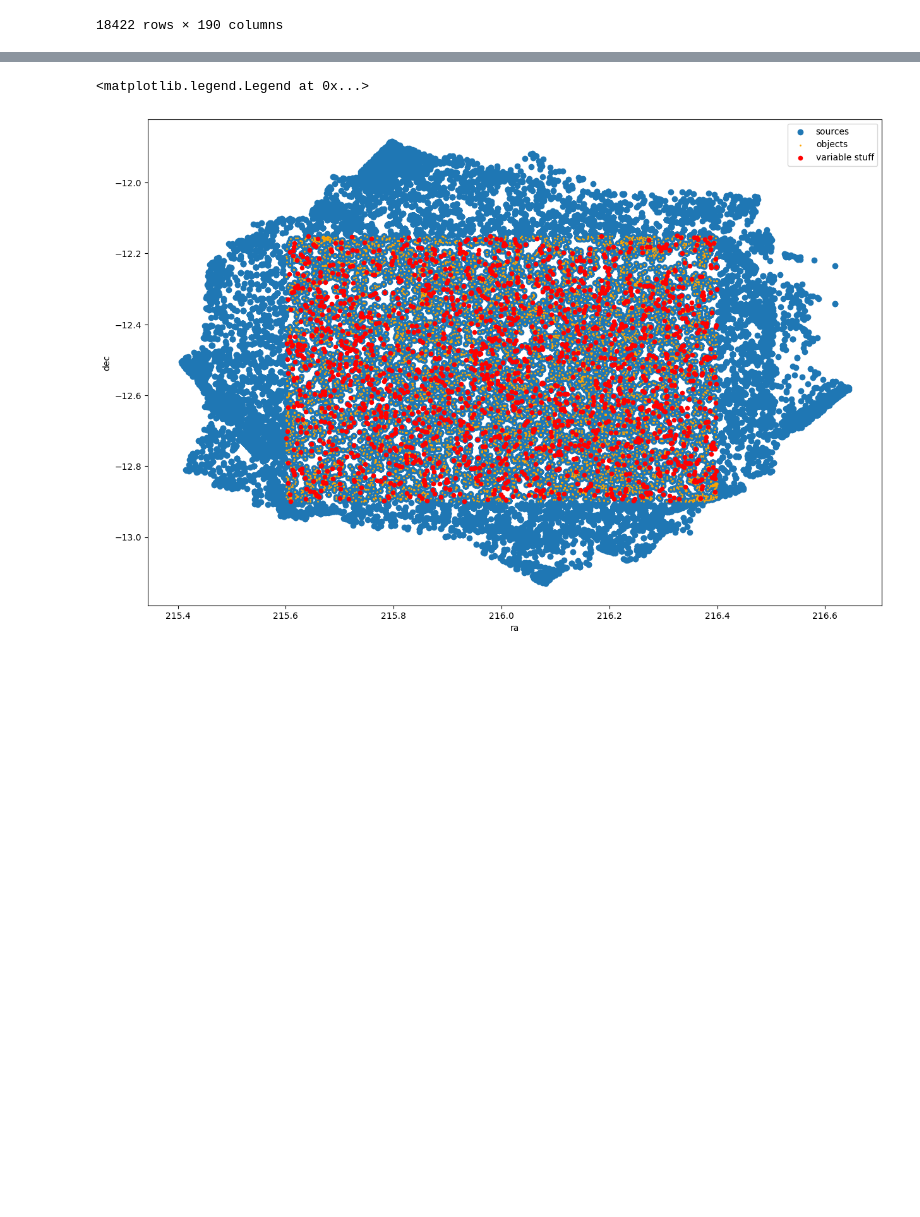
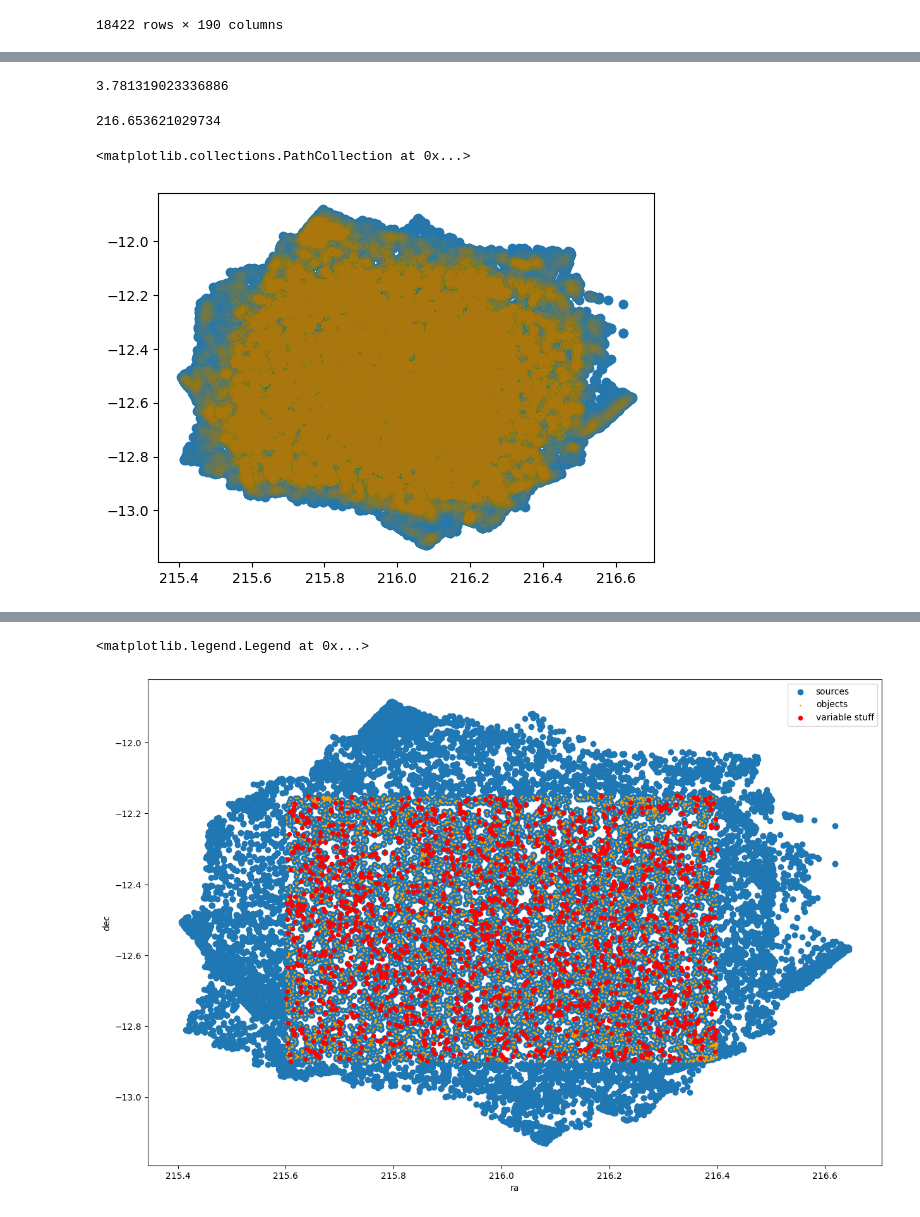
Before and after one commit to lsst-sitcom/notebooks_dia, a Jupyter notebook: DM-45539-OR4.ipynb, the cells around one changed output, grey strips where cells are left out. Saved outputs shown, nothing was run; the diff lists cells and outputs as text; code cells hidden in the pictures; blank space fills up the shorter version.

```diff
--- a/DM-45539-OR4.ipynb
+++ b/DM-45539-OR4.ipynb
@@ -153,6 +287,19 @@ ra_min = obj4_field['ra'].min()-0.01
 ra_max = obj4_field['ra'].max()+0.01
 dec_min = obj4_field['dec'].min()-0.01
 dec_max = obj4_field['dec'].max()+0.01
+
+ra_min_in_rad = (ra_min*u.deg).to(u.rad).value
+ra_max_in_rad = (ra_max*u.deg).to(u.rad).value
+dec_min_in_rad = (dec_min*u.deg).to(u.rad).value
+dec_max_in_rad = (dec_max*u.deg).to(u.rad).value
+# %%
+ra_max_in_rad
+# %% [output]
+3.781319023336886
+# %%
+ra_max
+# %% [output]
+216.653621029734
 # %%
 with apdbQuery.connection as connection:
     src4_field = pd.read_sql_query(f'''
@@ -207,3 +355,33 @@ with apdbQuery.connection as connection:
         AND "dec" BETWEEN {dec_min} AND {dec_max}
         LIMIT 3000000;
     ''', connection)
+# %%
+with apdbQuery.connection as connection:
+    srcForced4_field = pd.read_sql_query(f'''
+        SELECT
+            "diaForcedSourceId",
+            "diaObjectId",
+            "ra",
+            "dec",
+            "visit",
+            "detector",
+            "midpointMjdTai",
+            "psfFlux",
+            "psfFluxErr",
+            "scienceFlux",
+            "scienceFluxErr",
+            "band"
+        FROM "{schema}"."DiaForcedSource"
+        WHERE "ra" BETWEEN {ra_min_in_rad} AND {ra_max_in_rad}
+        AND "dec" BETWEEN {dec_min_in_rad} AND {dec_max_in_rad}
+        LIMIT 3000000;
+    ''', connection)
+
+srcForced4_field['ra'] = radians_to_degrees(srcForced4_field['ra'].values)
+srcForced4_field['dec'] = radians_to_degrees(srcForced4_field['dec'].values)
+# %%
+plt.scatter(src4_field['ra'],src4_field['dec'])
+plt.scatter(srcForced4_field['ra'],srcForced4_field['dec'], alpha=0.01)
+# %% [output]
+<matplotlib.collections.PathCollection at 0x...>
+[figure, added]
```
Also changed, not shown: parts of 109 cells of this notebook, 4 other files.
